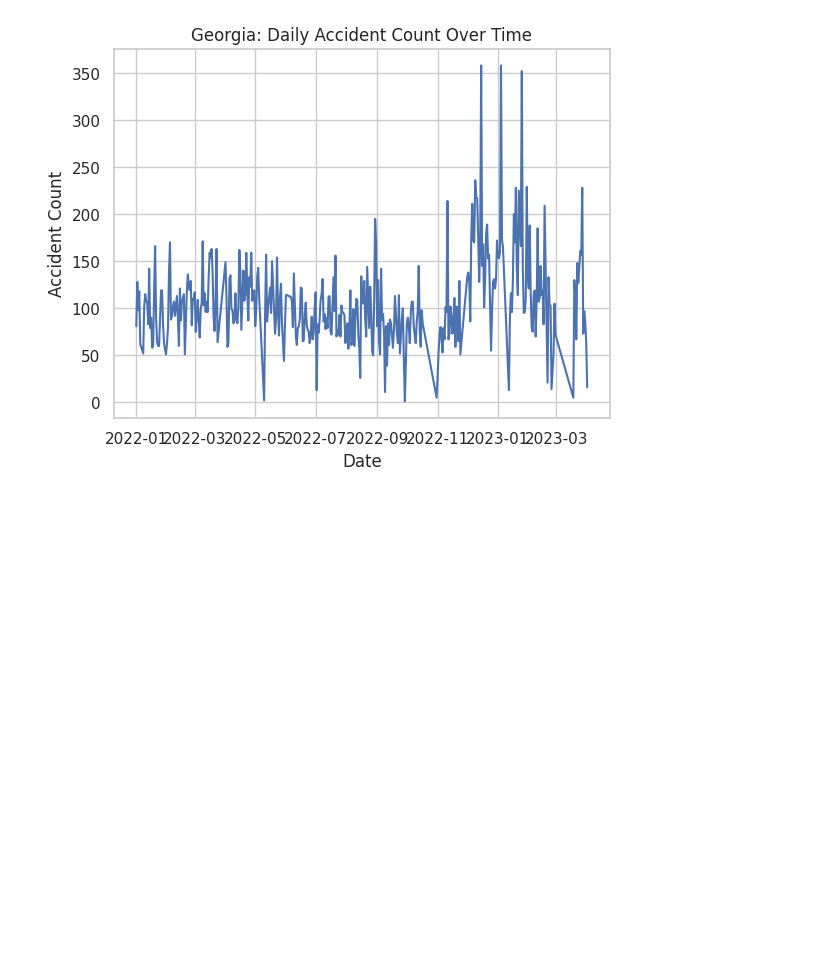
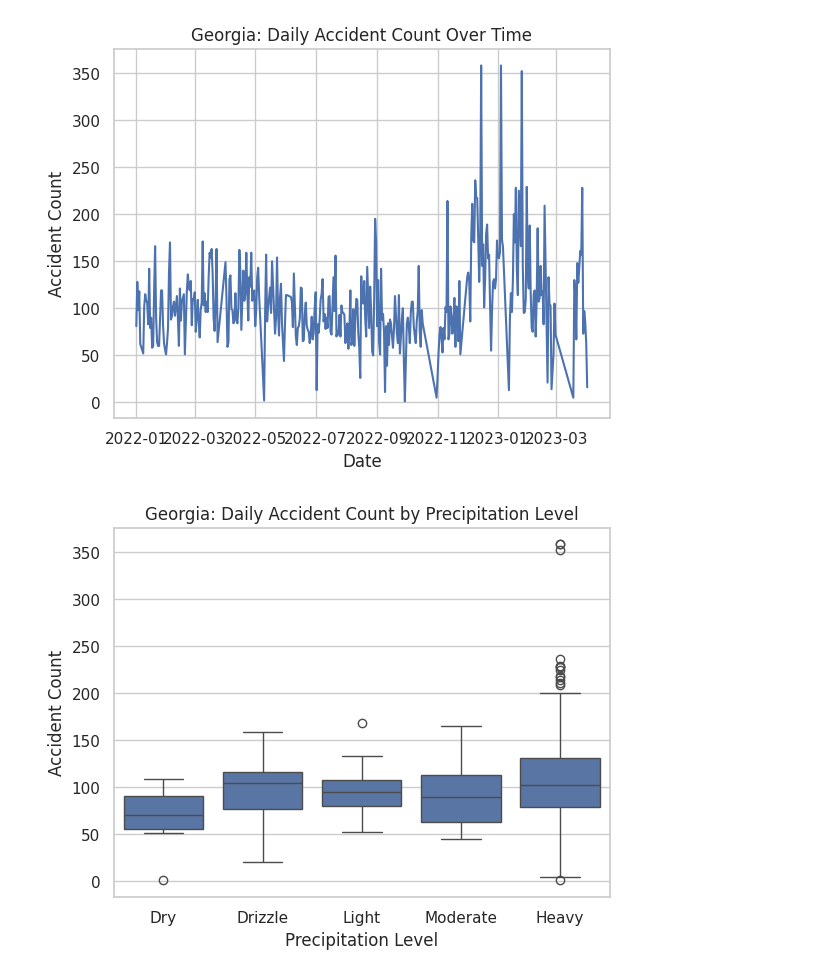
Before and after one commit to Xiong-Alex/ETL_weather-accident-correlation, a Jupyter notebook: notebooks/11_test.ipynb, the cells around one changed output. Saved outputs shown, nothing was run; the diff lists cells and outputs as text; code cells hidden in the pictures; blank space fills up the shorter version.

Commit message:
more graphs

```diff
--- a/notebooks/11_test.ipynb
+++ b/notebooks/11_test.ipynb
@@ -147,3 +147,22 @@ plt.ylabel("Accident Count")
 plt.show()
 # %% [output]
 [figure]
+# %%
+df["precip_bin"] = pd.cut(
+    df["total_precip"].fillna(0),
+    bins=[-0.01, 0.1, 1.0, 5.0, 20.0, float("inf")],
+    labels=["Dry", "Drizzle", "Light", "Moderate", "Heavy"]
+)
+
+plt.figure()
+sns.boxplot(
+    data=df,
+    x="precip_bin",
+    y="accident_count"
+)
+plt.title("Georgia: Daily Accident Count by Precipitation Level")
+plt.xlabel("Precipitation Level")
+plt.ylabel("Accident Count")
+plt.show()
+# %% [output]
+[figure, added]
```
Also changed, not shown: parts of 4 cells of this notebook.
